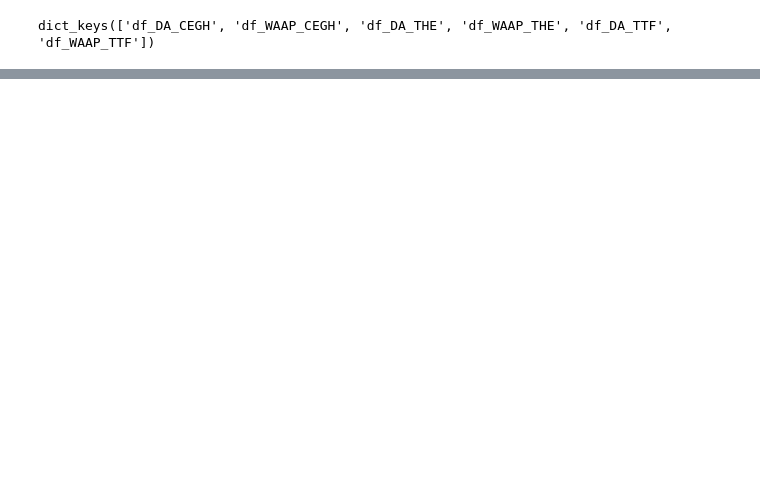
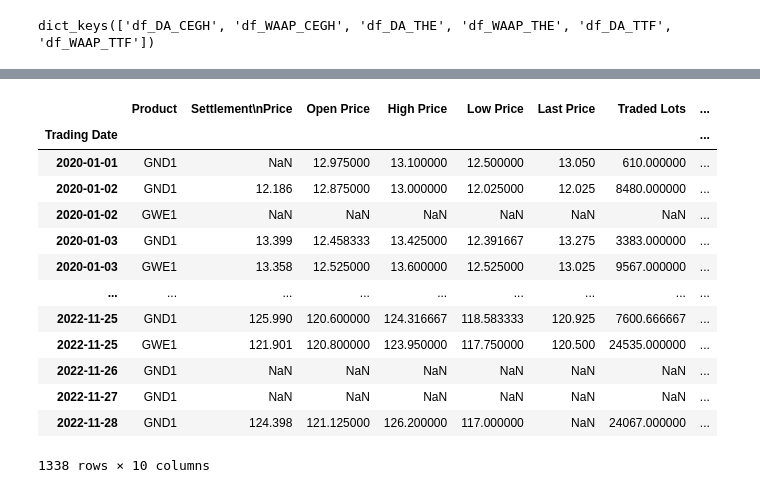
Before and after one commit to johannesgl4d0s/DADQ_gas_price_project, a Jupyter notebook: Projekt/commodity_market.ipynb, the cells around one changed output, grey strips where cells are left out. Saved outputs shown, nothing was run; the diff lists cells and outputs as text; code cells hidden in the pictures; blank space fills up the shorter version.

```diff
--- a/Projekt/commodity_market.ipynb
+++ b/Projekt/commodity_market.ipynb
@@ -99,0 +144,4 @@ df['EGSI']['Price'].plot()
+# %%
+commodity['df_DA_CEGH']['weekday'] = commodity['df_DA_CEGH'].index.dayofweek
+commodity['df_DA_TTF']['weekday'] = commodity['df_DA_TTF'].index.dayofweek
+commodity['df_DA_THE']['weekday'] = commodity['df_DA_THE'].index.dayofweek
@@ -99,0 +188,17 @@ df['EGSI']['Price'].plot()
+# %%
+commodity['df_DA_CEGH']
+# %% [output]
+|  | Product | Settlement\nPrice | Open Price | High Price | Low Price | Last Price | Traded Lots | ... |
+| Trading Date |  |  |  |  |  |  |  | ... |
+| 2020-01-01 | GND1 | NaN | 12.975000 | 13.100000 | 12.500000 | 13.050 | 610.000000 | ... |
+| 2020-01-02 | GND1 | 12.186 | 12.875000 | 13.000000 | 12.025000 | 12.025 | 8480.000000 | ... |
+| 2020-01-02 | GWE1 | NaN | NaN | NaN | NaN | NaN | NaN | ... |
+| 2020-01-03 | GND1 | 13.399 | 12.458333 | 13.425000 | 12.391667 | 13.275 | 3383.000000 | ... |
+| 2020-01-03 | GWE1 | 13.358 | 12.525000 | 13.600000 | 12.525000 | 13.025 | 9567.000000 | ... |
+| ... | ... | ... | ... | ... | ... | ... | ... | ... |
+| 2022-11-25 | GND1 | 125.990 | 120.600000 | 124.316667 | 118.583333 | 120.925 | 7600.666667 | ... |
+| 2022-11-25 | GWE1 | 121.901 | 120.800000 | 123.950000 | 117.750000 | 120.500 | 24535.000000 | ... |
+| 2022-11-26 | GND1 | NaN | NaN | NaN | NaN | NaN | NaN | ... |
+| 2022-11-27 | GND1 | NaN | NaN | NaN | NaN | NaN | NaN | ... |
+| 2022-11-28 | GND1 | 124.398 | 121.125000 | 126.200000 | 117.000000 | NaN | 24067.000000 | ... |
+1338 rows × 10 columns
```
Also changed, not shown: parts of 18 cells of this notebook.
